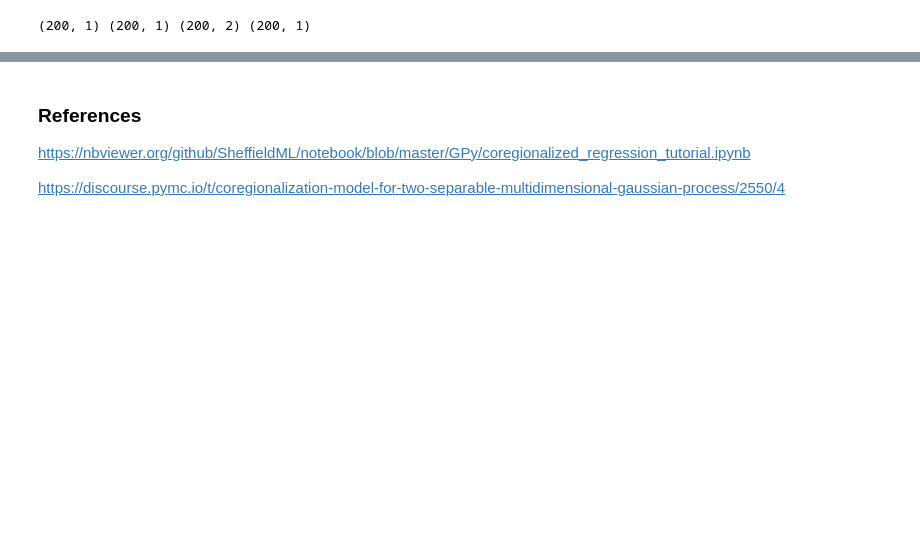
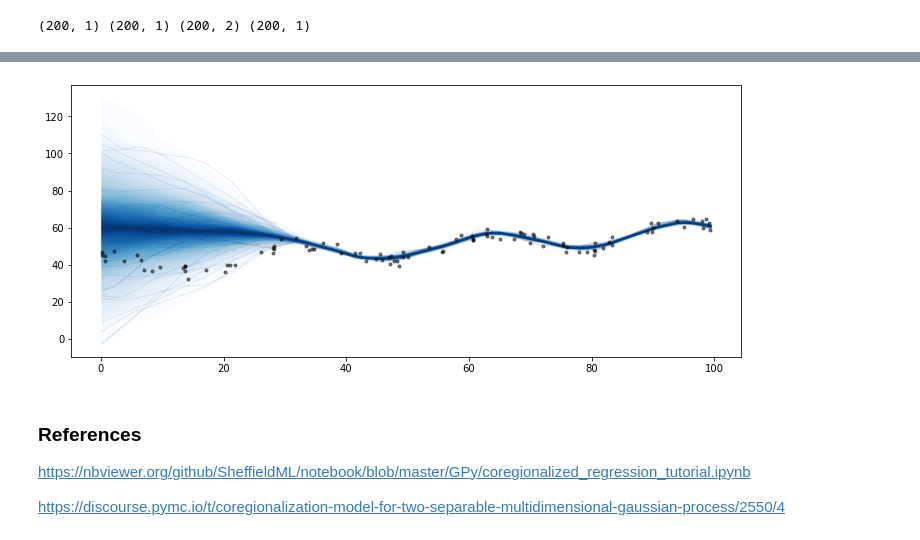
Before and after one commit to danhphan/gp_experiments, a Jupyter notebook: experiments/12_Coregionalized_Regression_Model_GPy_PyMC.ipynb, the cells around one changed output, grey strips where cells are left out. Saved outputs shown, nothing was run; the diff lists cells and outputs as text; code cells hidden in the pictures; blank space fills up the shorter version.

```diff
--- a/experiments/12_Coregionalized_Regression_Model_GPy_PyMC.ipynb
+++ b/experiments/12_Coregionalized_Regression_Model_GPy_PyMC.ipynb
@@ -113,11 +202,12 @@ NameError: name 'gp_trace' is not defined
 # %%
 from pymc.gp.util import plot_gp_dist
 fig = plt.figure(figsize=(12,5))
 ax = fig.gca()
 
-f_preds = gp_samples.posterior_predictive["preds"].sel(chain=0)
-plot_gp_dist(ax, f_preds[:,:100], X_new[:100,0], palette="Blues", fill_alpha=0.5, samples_alpha=0.1)
-plot_gp_dist(ax, f_preds[:,100:], X_new[100:,0], palette="Blues", fill_alpha=0.5, samples_alpha=0.1)
+plot_gp_dist(ax, f_pred[:,100:], X_new[100:,0], palette="Blues", fill_alpha=0.5, samples_alpha=0.1)
+ax.plot(Xt2, Yt2, 'ok', ms=3, alpha=0.5, label="Data 1");
+# %% [output]
+[figure, added]
 # %% [markdown]
 ### References
 
```
Also changed, not shown: parts of 21 cells of this notebook.
